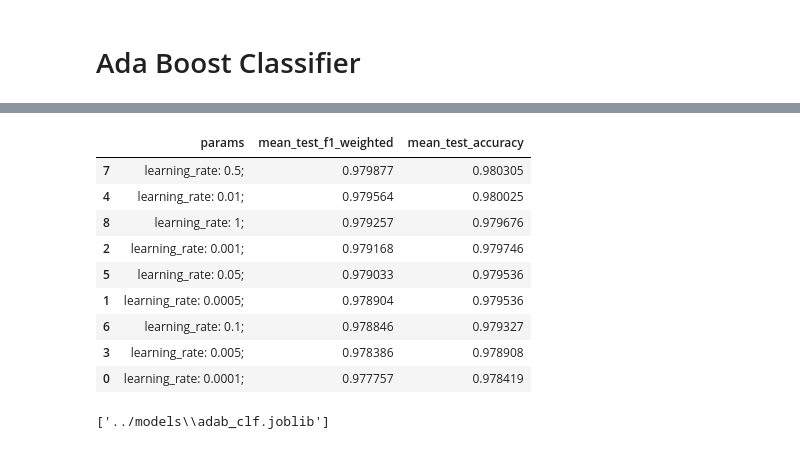
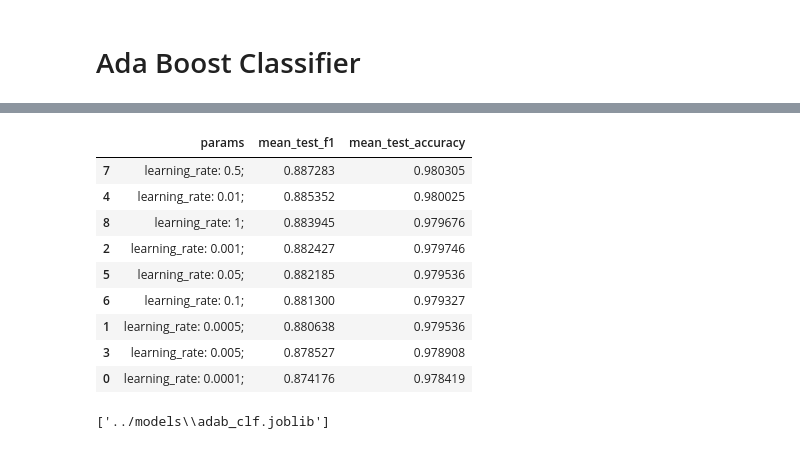
Before and after one commit to aribault/pulsar_classification, a Jupyter notebook: scripts/training.ipynb, the cells around one changed output, grey strips where cells are left out. Drawn from its saved outputs; the diff is of its cells as text; code cells hidden in the pictures.

```diff
--- a/scripts/training.ipynb
+++ b/scripts/training.ipynb
@@ -64,8 +65,6 @@ def dict_to_str(d):
 def get_cv_df(cv_clf):
     cv_res_df = pd.DataFrame()
     cv_res_df['params'] = list(map(dict_to_str, cv_clf.cv_results_['params']))
-    cv_res_df['mean_test_f1_weighted'] = cv_clf.cv_results_['mean_test_f1_weighted']
+    cv_res_df['mean_test_f1'] = cv_clf.cv_results_['mean_test_f1']
     cv_res_df['mean_test_accuracy'] = cv_clf.cv_results_['mean_test_accuracy']
     return cv_res_df
-
-cv_res_df = get_cv_df(svc)
@@ -193,7 +193,7 @@ params = {"penalty": ["l2", "elasticnet"],
          'C': [0.001, 0.01, 0.1, 1, 10, 100, 1000],
          'class_weight': ["balanced", None],
           'l1_ratio': [0.1, 0.3, 0.5, 0.8, 1]}
-lreg_cv = GridSearchCV(lreg, params, cv=5, scoring=['f1_weighted', 'accuracy'], n_jobs=-1, refit="f1_weighted", verbose=5)
+lreg_cv = GridSearchCV(lreg, params, cv=5, scoring=['f1', 'accuracy'], n_jobs=-1, refit="f1", verbose=5)
 lreg_cv.fit(X_train_scaled, y_train)
 # %% [output]
 Fitting 5 folds for each of 140 candidates, totalling 700 fits
@@ -466,7 +465,7 @@ grid_params = {'base_estimator__max_depth': [1, 2, 3, 4, 5, 6, 7, 8, 9, 10],
                'base_estimator__max_features': ["auto", "log2", None],
               'learning_rate': [1, 0.1, 0.01, 0.001, 0.0001]}
 
-adab_grid = GridSearchCV(adab, grid_params, n_jobs=-1, verbose=5, scoring=["f1_weighted", "accuracy"], refit="f1_weighted")
+adab_grid = GridSearchCV(adab, grid_params, n_jobs=-1, verbose=5, scoring=["f1", "accuracy"], refit="f1")
 adab_grid.fit(X_train_scaled, y_train)
 # %% [output]
 Fitting 5 folds for each of 150 candidates, totalling 750 fits
@@ -521,7 +520,7 @@ adab = AdaBoostClassifier(base_estimator=DecisionTreeClassifier(random_state=ran
                                                                 max_features=best_params['base_estimator__max_features']),
                           n_estimators=1000, random_state=random_state)
 grid_params = {'learning_rate': [0.0001, 0.0005, 0.001, 0.005, 0.01, 0.05, 0.1, 0.5, 1]}
-adab_grid = GridSearchCV(adab, grid_params, n_jobs=-1, verbose=5, scoring=["f1_weighted", "accuracy"], refit="f1_weighted")
+adab_grid = GridSearchCV(adab, grid_params, n_jobs=-1, verbose=5, scoring=["f1", "accuracy"], refit="f1")
 adab_grid.fit(X_train_scaled, y_train)
 # %% [output]
 Fitting 5 folds for each of 9 candidates, totalling 45 fits
@@ -548,19 +547,19 @@ GridSearchCV(cv=None, error_score=nan,
 # %%
 adab_grid_df = get_cv_df(adab_grid)
 pd.set_option('max_colwidth', 400)
 pd.set_option("display.max_rows", 100)
-adab_grid_df.sort_values(['mean_test_f1_weighted', 'mean_test_accuracy'], ascending=False).head(10)
+adab_grid_df.sort_values(['mean_test_f1', 'mean_test_accuracy'], ascending=False).head(10)
 # %% [output]
-|  | params | mean_test_f1_weighted | mean_test_accuracy |
-| 7 | learning_rate: 0.5; | 0.979877 | 0.980305 |
-| 4 | learning_rate: 0.01; | 0.979564 | 0.980025 |
-| 8 | learning_rate: 1; | 0.979257 | 0.979676 |
-| 2 | learning_rate: 0.001; | 0.979168 | 0.979746 |
-| 5 | learning_rate: 0.05; | 0.979033 | 0.979536 |
-| 1 | learning_rate: 0.0005; | 0.978904 | 0.979536 |
-| 6 | learning_rate: 0.1; | 0.978846 | 0.979327 |
-| 3 | learning_rate: 0.005; | 0.978386 | 0.978908 |
-| 0 | learning_rate: 0.0001; | 0.977757 | 0.978419 |
+|  | params | mean_test_f1 | mean_test_accuracy |
+| 7 | learning_rate: 0.5; | 0.887283 | 0.980305 |
+| 4 | learning_rate: 0.01; | 0.885352 | 0.980025 |
+| 8 | learning_rate: 1; | 0.883945 | 0.979676 |
+| 2 | learning_rate: 0.001; | 0.882427 | 0.979746 |
+| 5 | learning_rate: 0.05; | 0.882185 | 0.979536 |
+| 6 | learning_rate: 0.1; | 0.881300 | 0.979327 |
+| 1 | learning_rate: 0.0005; | 0.880638 | 0.979536 |
+| 3 | learning_rate: 0.005; | 0.878527 | 0.978908 |
+| 0 | learning_rate: 0.0001; | 0.874176 | 0.978419 |
 # %%
 adab_clf = adab_grid.best_estimator_
 dump(adab_clf, os.path.join(model_folder, "adab_clf.joblib"))
```
Also changed, not shown: parts of 44 cells of this notebook, 1 other file.
